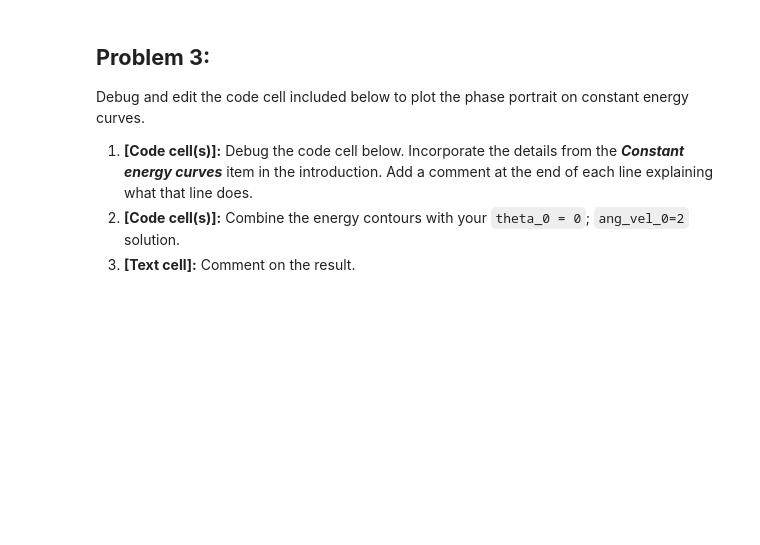
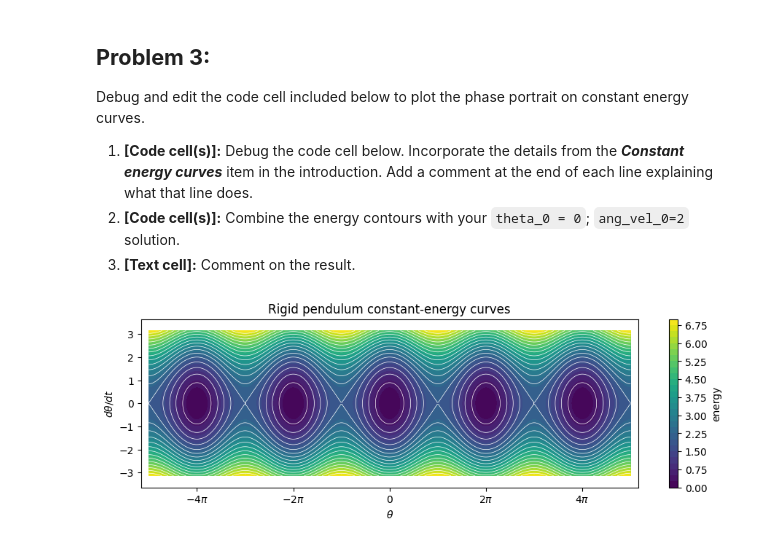
Before and after one commit to IntroComputationalPhysics-UNT/euler-and-solve-ivp-Mattmflores, a Jupyter notebook: rigid_pendulum_assignment_v2.ipynb, the cells around one changed output. Cells and saved outputs as stored; diff of their text form; code cells hidden in the pictures; blank space fills up the shorter version.

```diff
--- a/rigid_pendulum_assignment_v2.ipynb
+++ b/rigid_pendulum_assignment_v2.ipynb
@@ -401,3 +401,39 @@ Debug and edit the code cell included below to plot the phase portrait on consta
 3. **[Text cell]:** Comment on the result.
 # %%
 # problem 2
+# %%
+import numpy as np                          # numerical arrays and math
+import matplotlib.pyplot as plt             # plotting library
+
+def rigid_pendulum_energy(theta, ang_vel, omega_0=1.0, moment_of_inertia=1.0):
+    """Return total energy of the rigid pendulum for given θ and dθ/dt."""
+    energy = (0.5 * moment_of_inertia * ang_vel**2                     # kinetic energy term
+              + moment_of_inertia * omega_0**2 * (1 - np.cos(theta)))  # potential energy term
+    return energy                                                      # output energy array
+
+theta_list = np.linspace(-5 * np.pi, 5 * np.pi, 300)                   # θ values over several periods
+ang_vel_list = np.linspace(-np.pi, np.pi, 100)                         # angular velocity values
+theta_mesh, ang_vel_mesh = np.meshgrid(theta_list, ang_vel_list)       # 2D grid in (θ, dθ/dt)
+energy_mesh = rigid_pendulum_energy(theta_mesh, ang_vel_mesh)          # energy at each grid point
+low_levels = np.linspace(0, 2, 5, endpoint=False)                      # low-energy contour levels
+high_levels = np.linspace(2, energy_mesh.max(), 15)                    # higher-energy contour levels
+levels = np.concatenate((low_levels, high_levels))                     # combine all contour levels
+
+x_lim = [-5 * np.pi - 0.5, 5 * np.pi + 0.5]                            # x-axis range in θ
+y_lim = [-np.pi - 0.5, np.pi + 0.5]                                    # y-axis range in dθ/dt
+x_ticks = np.pi * np.array([-4, -2, 0, 2, 4])                          # tick positions at multiples of π
+x_tick_labels = ['$-4\\pi$', '$-2\\pi$', '$0$', '$2\\pi$', '$4\\pi$']  # formatted tick labels
+plt.figure(figsize=(11, 3))                                            # set figure size as instructed
+contours = plt.contourf(theta_mesh, ang_vel_mesh, energy_mesh, levels=30, cmap='viridis')                # filled contour plot of energy
+plt.contour(theta_mesh, ang_vel_mesh, energy_mesh, levels=levels, colors='white', linewidths=0.5)        # white contour lines on top
+plt.colorbar(contours, label='energy')                                 # colorbar showing energy scale
+plt.xlabel(r'$\theta$')                                                # x-axis label
+plt.ylabel(r'$d\theta/dt$')                                            # y-axis label
+plt.xticks(x_ticks, x_tick_labels)                                     # custom θ tick marks
+plt.yticks(range(-3, 4, 1))                                            # integer ticks in dθ/dt
+plt.xlim(x_lim)                                                        # apply x-axis limits
+plt.ylim(y_lim)                                                        # apply y-axis limits
+plt.title('Rigid pendulum constant-energy curves')                     # plot title
+plt.show()                                                             # display the figure
+# %% [output]
+[figure, added]
```
Also changed, not shown: parts of 3 cells of this notebook.
